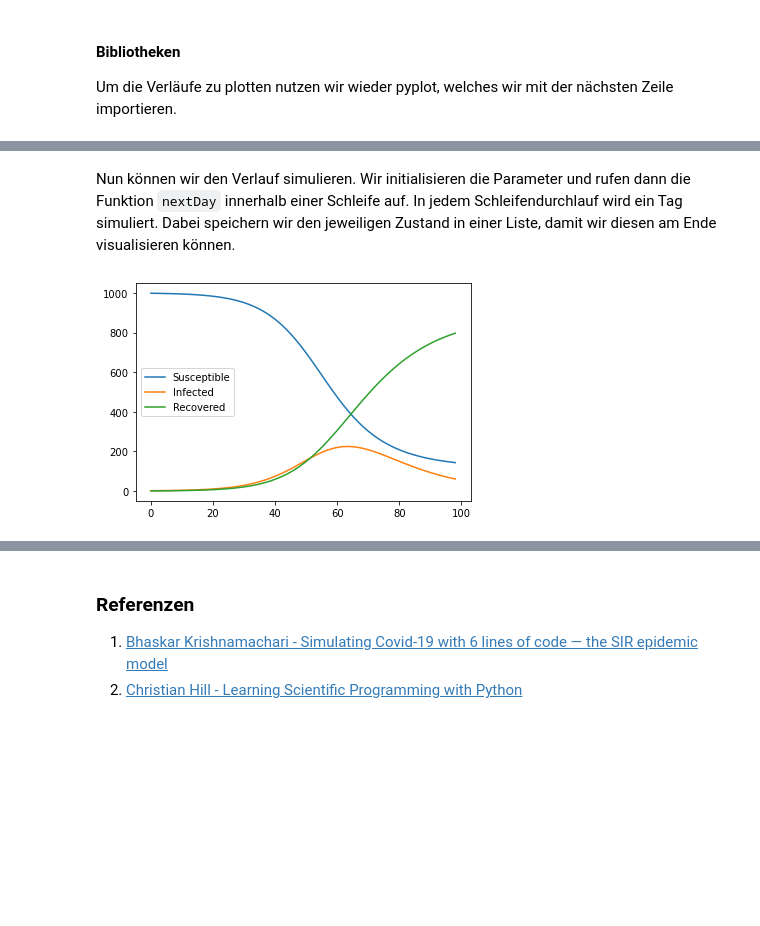
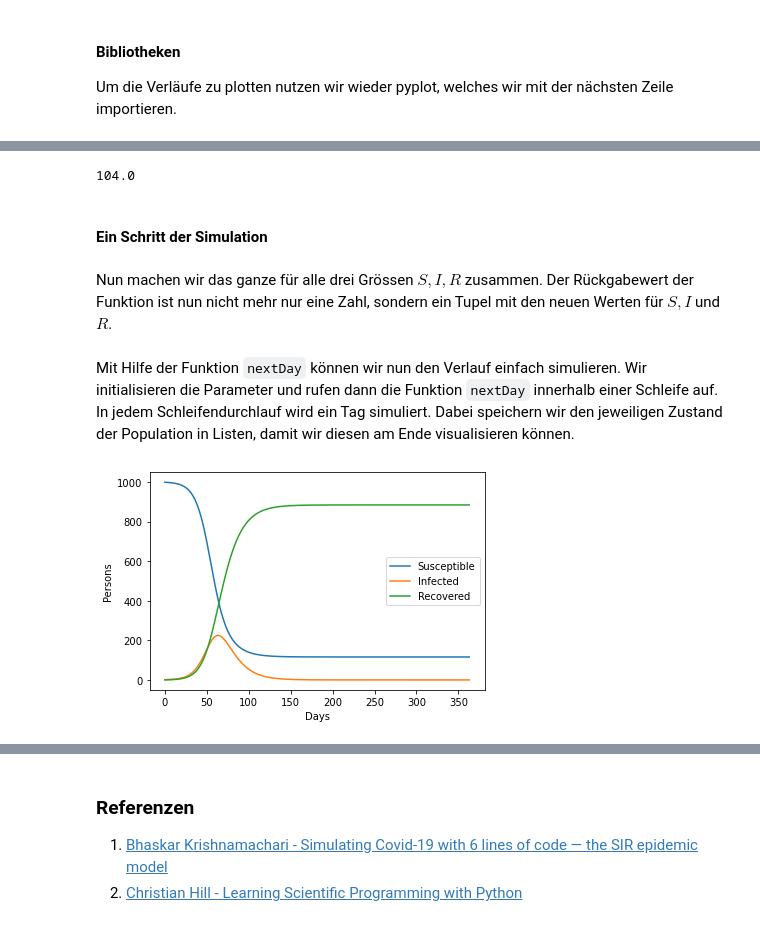
Before and after one commit to unibas-marcelluethi/eidp-notebooks-hs22, a Jupyter notebook: SIR-case-study-complete.ipynb, the cells around one changed output, grey strips where cells are left out. Cells and saved outputs as stored; diff of their text form; code cells hidden in the pictures; blank space fills up the shorter version.

````diff
--- a/SIR-case-study-complete.ipynb
+++ b/SIR-case-study-complete.ipynb
@@ -42,37 +50,57 @@ Als Zeiteinheit nehmen wir nun einen Tag. Der Rückgabewert ist der neue Zustand
+# %%
+def nextDayR(S, I, R, beta, gamma):
+    newR = R + gamma * I
+    return newR
+
+nextDayR(100,100,100, 0.2, 0.04)
+# %% [output]
+104.0
+# %% [markdown]
+#### Ein Schritt der Simulation
+# %% [markdown]
+Nun machen wir das ganze für alle drei Grössen $S, I, R$ zusammen. Der Rückgabewert der Funktion ist nun nicht mehr nur eine Zahl, sondern ein Tupel mit den neuen Werten für $S, I$ und $R$.
 # %%
-# The SIR model differential equations.
+# Differentialgleichungen des S.I.R. Modells
 def nextDay(S, I, R, beta, gamma):
     N = S + I + R
-    nextS = S - beta * S * I / N
-    nextI = I + beta * S * I / N - gamma * I
-    nextR = R + gamma * I
-    return (nextS, nextI, nextR)
+    newS = S - beta * S * I / N
+    newI = I + beta * S * I / N - gamma * I
+    newR = R + gamma * I
+    return (newS, newI, newR)
 # %% [markdown]
-Nun können wir den Verlauf simulieren. Wir initialisieren die Parameter und rufen dann die Funktion ```nextDay``` innerhalb einer Schleife auf. In jedem Schleifendurchlauf wird ein Tag simuliert.
-Dabei speichern wir den jeweiligen Zustand in einer Liste, damit wir diesen am Ende visualisieren können.
+Mit Hilfe der Funktion `nextDay` können wir nun den Verlauf einfach simulieren. Wir initialisieren die Parameter und rufen dann die Funktion ```nextDay``` innerhalb einer Schleife auf. In jedem Schleifendurchlauf wird ein Tag simuliert.
+Dabei speichern wir den jeweiligen Zustand der Population in Listen, damit wir diesen am Ende visualisieren können.
 # %%
-N = 1000
-I = 1
-R = 0
-S = N - I - R
-beta = 0.2
-gamma = 1.0 / 12
+# Anfangszustand
+N = 1000       # Anzahl Personen
+I = 1          # Infizierte
+R = 0          # Genesene
+S = N - I - R  # Gefährdete Personen
 
+# Parameter
+beta = 0.2        # Ansteckungsrate
+gamma = 1.0 / 12  # Genesungsrate
+
+# In diesen Listen werden die Zahlen pro Tag gespeichert
 Ss = []
 Is = []
 Rs = []
 
-
-for i in range(1, 100):
+# Simulation mehrerer Tage
+days = 365
+for i in range(1, days):
     (S, I, R) = nextDay(S, I, R, beta, gamma)
     Ss.append(S)
     Is.append(I)
     Rs.append(R)
 
+# Visualisierung
 plot(Ss, label= "Susceptible")
 plot(Is, label= "Infected")
 plot(Rs, label = "Recovered")
 legend()
+xlabel("Days")
+ylabel("Persons")
 show()
 # %% [output]
-[figure, old version]
+[figure, new version]
````
Also changed, not shown: parts of 9 cells of this notebook.
